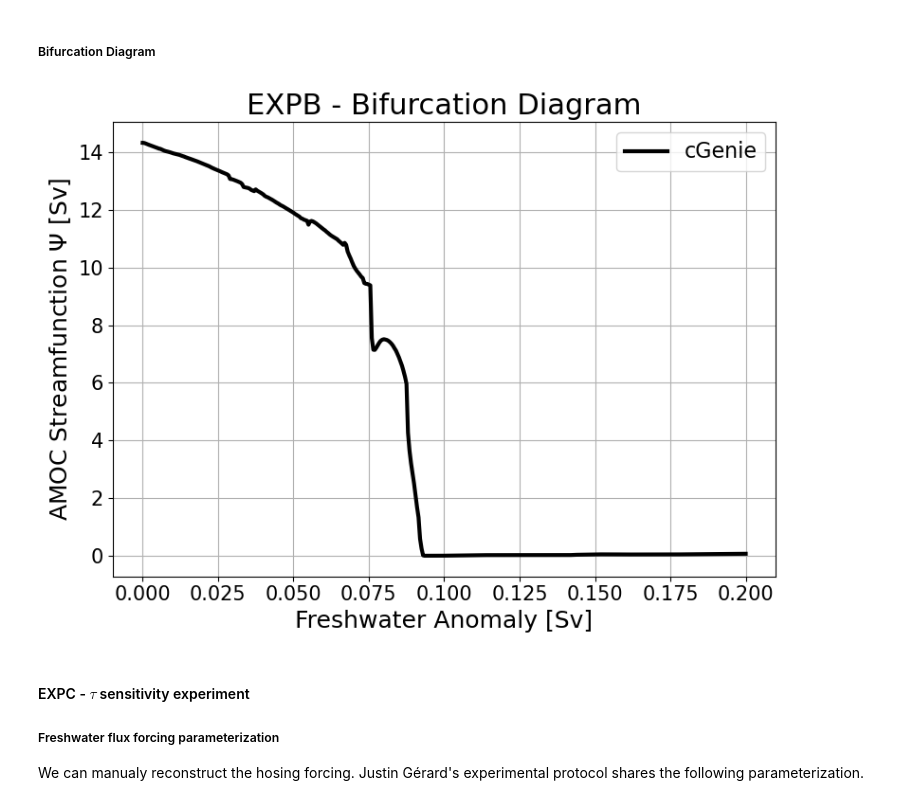
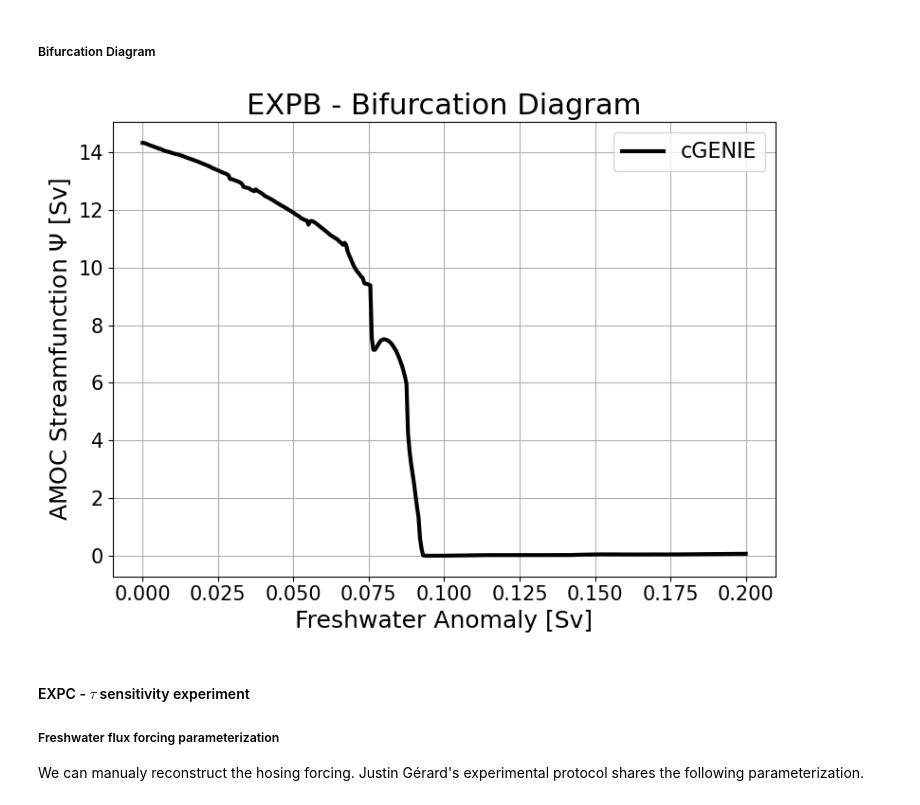
Before and after one commit to VUB-HYDR/2025_Laridon_etal_ORE, a Jupyter notebook: ATCM.ipynb, the cells around one changed output. Cells and saved outputs as stored; diff of their text form; code cells hidden in the pictures.

```diff
--- a/ATCM.ipynb
+++ b/ATCM.ipynb
@@ -527,17 +527,17 @@ The experiments are the following :
 # %%
 ################################# Personnal data path #####################################
 
-base_path_cGenie_sim = os.path.join(base_path,'data\\cGenie simulations\\Paper Simulations')
+base_path_cGENIE_sim = os.path.join(base_path,'data\\cGENIE simulations\\Paper Simulations')
 
 ### Calibration Experiments ###
 
-personal_data_path_ExpA = os.path.join(base_path_cGenie_sim,'JG.worjh2.T_collapse.SPIN\\biogem\\')
-personal_data_path_ExpB = os.path.join(base_path_cGenie_sim,'JG.worjh2.fw_collapse.SPIN\\biogem\\')
-personal_data_path_ExpC = os.path.join(base_path_cGenie_sim,'JG.worjh2.fw_zigzag.SPIN\\biogem\\')
+personal_data_path_ExpA = os.path.join(base_path_cGENIE_sim,'JG.worjh2.T_collapse.SPIN\\biogem\\')
+personal_data_path_ExpB = os.path.join(base_path_cGENIE_sim,'JG.worjh2.fw_collapse.SPIN\\biogem\\')
+personal_data_path_ExpC = os.path.join(base_path_cGENIE_sim,'JG.worjh2.fw_zigzag.SPIN\\biogem\\')
 
 ### Validation Experiments ###
 
-personal_data_path_val_exp_1 = os.path.join(base_path_cGenie_sim,'JG.worjh2.hybrid_collapse.SPIN\\biogem\\')
+personal_data_path_val_exp_1 = os.path.join(base_path_cGENIE_sim,'JG.worjh2.hybrid_collapse.SPIN\\biogem\\')
 
 ###################################### Reading data ######################################
 
@@ -864,21 +864,21 @@ plt.show()
 # %%
 ### Hosing Forcing Interpolation ###
 hosing_forcing_it = np.interp(year_ExpB, np.arange(t_0,t_f,1), frswat_flux_ramp_up)
 
 ### Plot ###
 plt.figure(figsize=(8,6))
-plt.plot(hosing_forcing_it,atl_max_overt_ExpB,label='cGenie',lw=3,color="black")
+plt.plot(hosing_forcing_it,atl_max_overt_ExpB,label='cGENIE',lw=3,color="black")
 plt.title("EXPB - Bifurcation Diagram",fontsize=22)
 plt.xlabel("Freshwater Anomaly [Sv]",fontsize=18)
 plt.ylabel("AMOC Streamfunction " + r'$\Psi$ ' + "[Sv]",fontsize=18)
 plt.legend(fontsize=16)
 plt.tick_params(axis='both',labelsize=15)
 plt.tight_layout()
 plt.grid()
 plt.savefig(figures_path+'EXPB_bif_diag',dpi=400)
 plt.show()
 # %% [output]
-[figure, old version]
+[figure, new version]
 # %% [markdown]
 #### EXPC - $\tau$ sensitivity experiment
 
```
Also changed, not shown: parts of 39 cells of this notebook, 44 other files.
